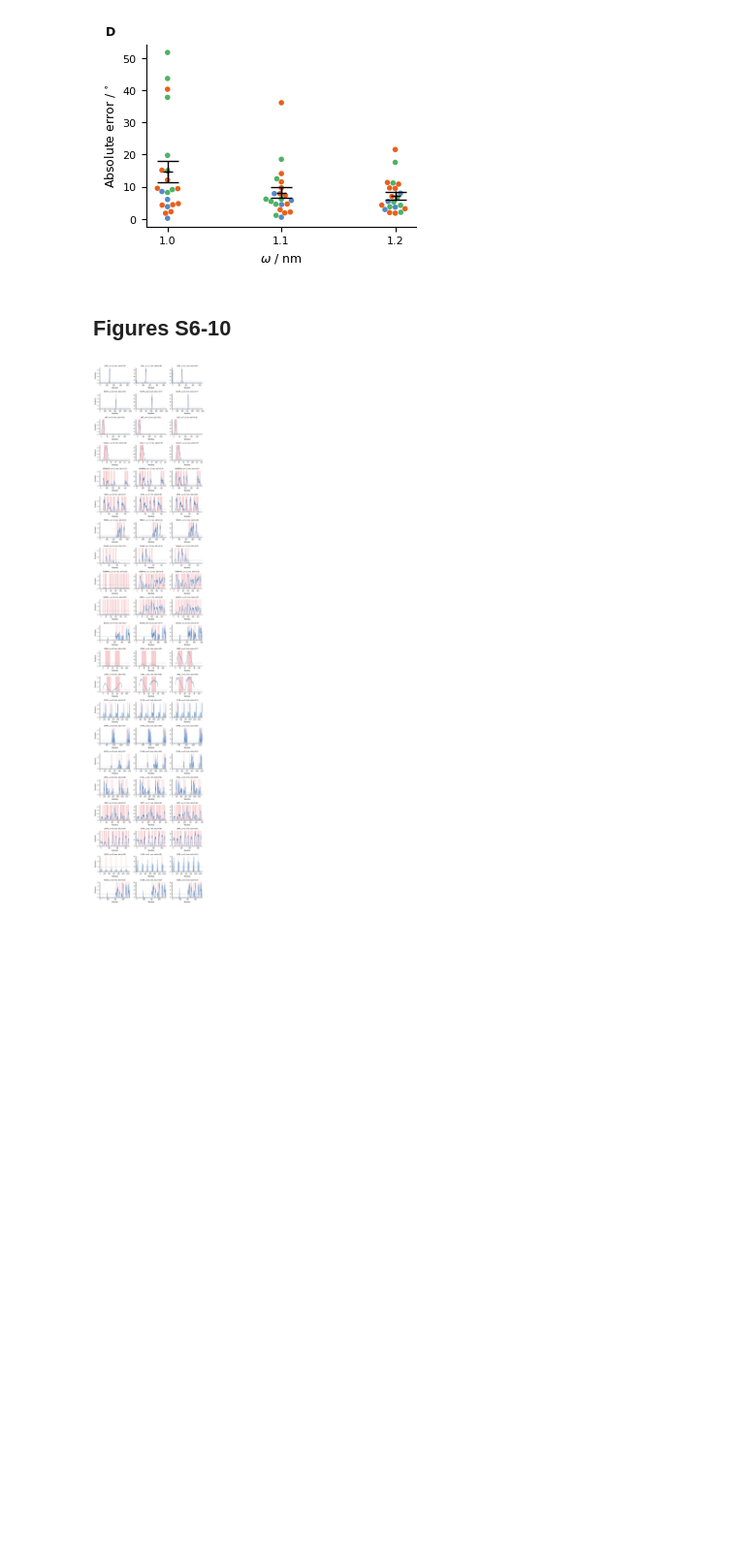
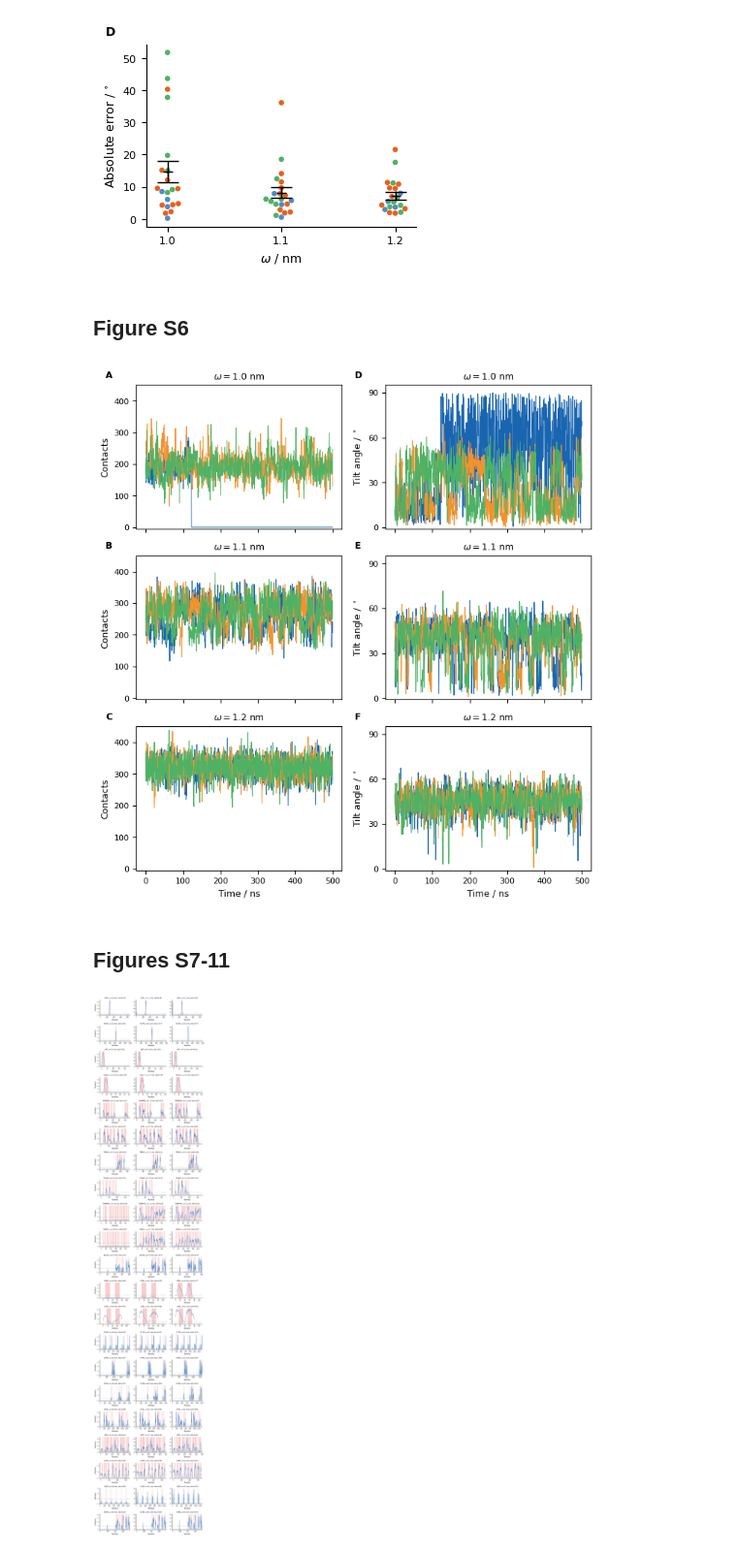
Before and after one commit to gitesei/_2026_MEM-CALVADOS, a Jupyter notebook: omega_scan.ipynb, the cells around one changed output. Shown at 97% size. Drawn from its saved outputs; the diff is of its cells as text; code cells hidden in the pictures; blank space fills up the shorter version.

```diff
--- a/omega_scan.ipynb
+++ b/omega_scan.ipynb
@@ -445,8 +445,60 @@ plt.tight_layout()
 plt.show()
 # %% [output]
 [figure]
+# %% [markdown]
+## Figure S6
+# %%
+protein = "1A91"
+omega = ["100", "110", "120"]
+runs = ["0", "1", "2"]
+
+replica_colors = [rnb_colors['blue1'], rnb_colors['orange1'], rnb_colors['green1']]
+
+omega_labels = {
+    "100": "$\omega = 1.0$ nm",
+    "110": "$\omega = 1.1$ nm",
+    "120": "$\omega = 1.2$ nm"
+}
+
+fig, axes = plt.subplots(3, 2, figsize=(7, 7.5), sharex=True)
+
+for i, o in enumerate(omega):
+    for r_idx, r in enumerate(runs):
+
+        contact = f"data/omega_scan/{protein}_{o}_{r}_protein_lipid_contacts.npy"
+        x_time = np.arange(np.load(contact).shape[0]) / 2
+        axes[i, 0].plot(x_time, np.load(contact), color=replica_colors[r_idx], lw=.7)
+
+        angle = f"data/omega_scan/{protein}_{o}_{r}_domain_angles.npy"
+        data = np.load(angle, allow_pickle=True).item()
+        axes[i, 1].plot(x_time, data['TMD'][:, 0], color=replica_colors[r_idx], lw=.7)
+
+    axes[i, 0].set_title(omega_labels[o])
+    axes[i, 0].set_ylabel("Contacts")
+    axes[i, 1].set_ylim(-1, 95)
+    axes[i, 1].set_yticks(np.arange(0, 100, 30))
+    axes[i, 0].set_ylim(-5, 450)
+
+
+    axes[i, 1].set_title(omega_labels[o])
+    axes[i, 1].set_ylabel("Tilt angle / $^\circ$")
+
+axes[2, 0].set_xlabel("Time / ns")
+axes[2, 1].set_xlabel("Time / ns")
+
+axes[0, 0].text(-0.15, 1.05, 'A', transform=axes[0, 0].transAxes, fontweight='bold')
+axes[0, 1].text(-0.15, 1.05, 'D', transform=axes[0, 1].transAxes, fontweight='bold')
+axes[1, 0].text(-0.15, 1.05, 'B', transform=axes[1, 0].transAxes, fontweight='bold')
+axes[1, 1].text(-0.15, 1.05, 'E', transform=axes[1, 1].transAxes, fontweight='bold')
+axes[2, 0].text(-0.15, 1.05, 'C', transform=axes[2, 0].transAxes, fontweight='bold')
+axes[2, 1].text(-0.15, 1.05, 'F', transform=axes[2, 1].transAxes, fontweight='bold')
+plt.tight_layout()
+#plt.savefig('../../../Desktop/figures/SI_1A91_contacts_tilt_angles.pdf', dpi=300)
+plt.show()
+# %% [output]
+[figure, added]
 # %% [markdown]
-## Figures S6-10
+## Figures S7-11
 # %%
 window_size = 5
 omega_labels = {'100': '1.0', '110': '1.1', '120': '1.2'}
```
Also changed, not shown: parts of 1 cell of this notebook, 19 other files.
